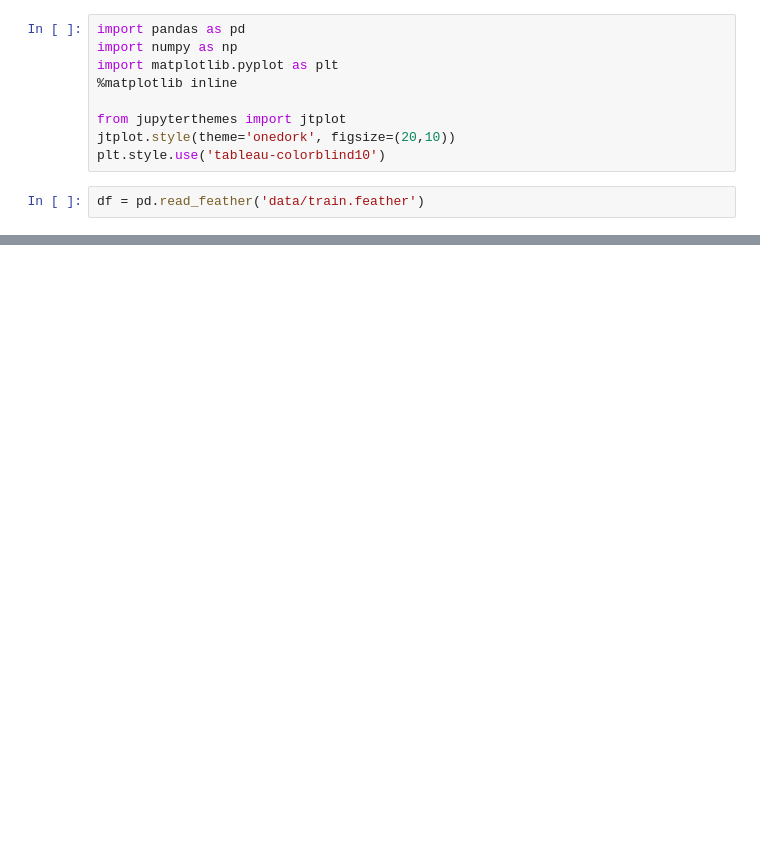
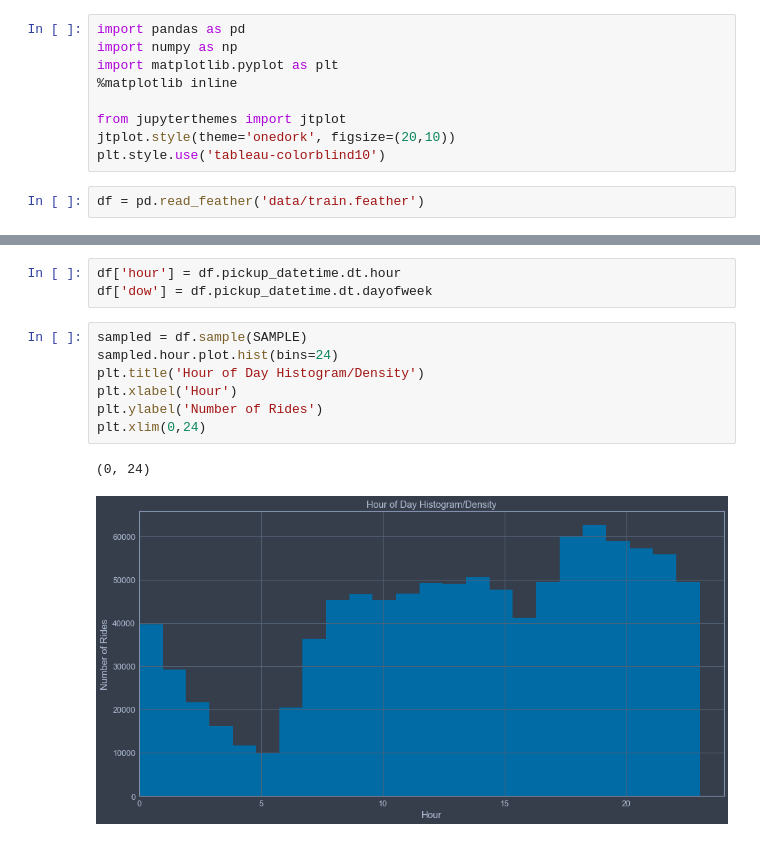
Before and after one commit to ziggyzacks/kaggle, a Jupyter notebook: taxi-fares/explore.ipynb, the cells around one changed output, grey strips where cells are left out. Cells and saved outputs as stored; diff of their text form; blank space fills up the shorter version.

```diff
--- a/taxi-fares/explore.ipynb
+++ b/taxi-fares/explore.ipynb
@@ -46,0 +50,13 @@ for scale, aggs in reversed(list(grouped.items())):
+# %%
+df['hour'] = df.pickup_datetime.dt.hour
+df['dow'] = df.pickup_datetime.dt.dayofweek
+# %%
+sampled = df.sample(SAMPLE)
+sampled.hour.plot.hist(bins=24)
+plt.title('Hour of Day Histogram/Density')
+plt.xlabel('Hour')
+plt.ylabel('Number of Rides')
+plt.xlim(0,24)
+# %% [output]
+(0, 24)
+[figure, added]
```
Also changed, not shown: parts of 6 cells of this notebook.
